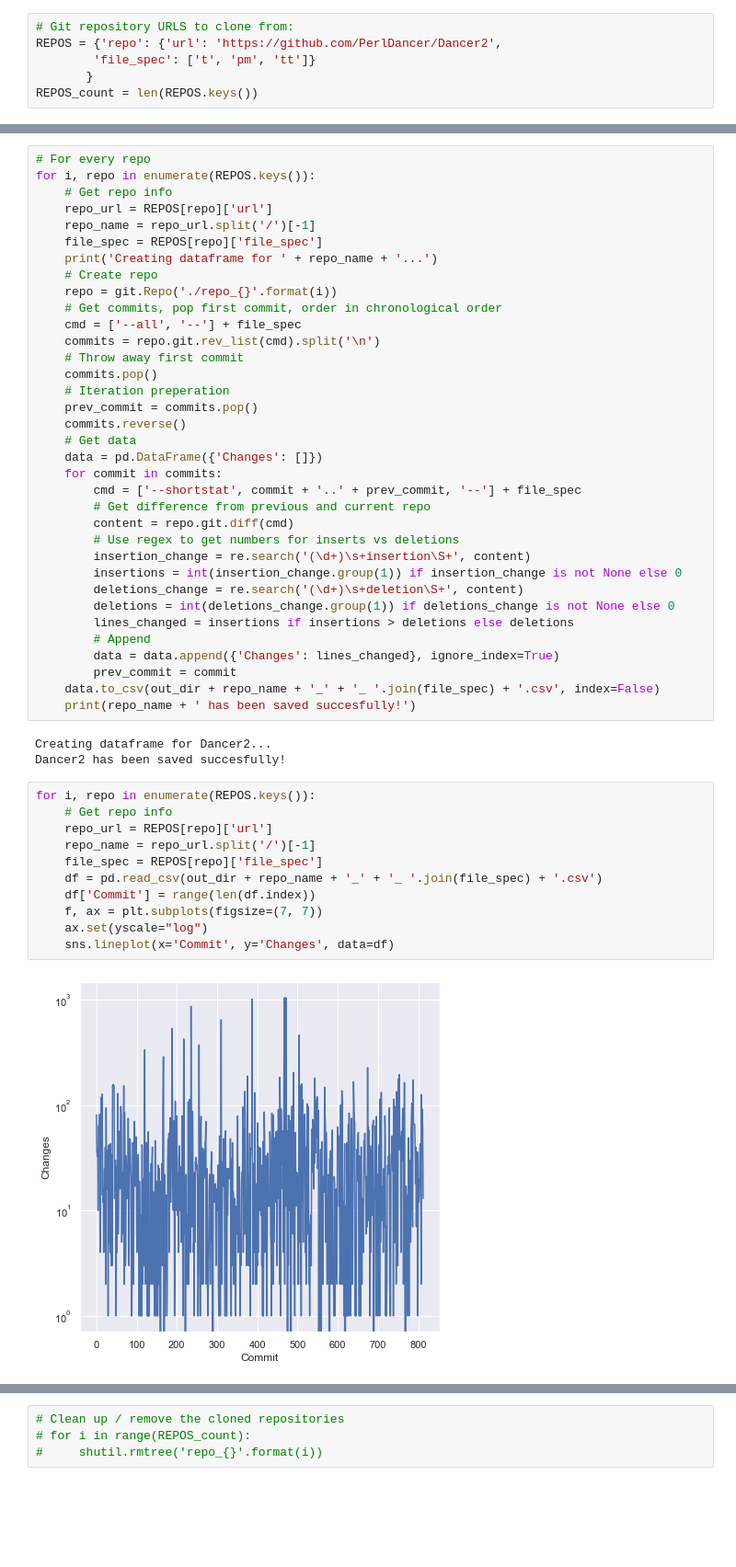
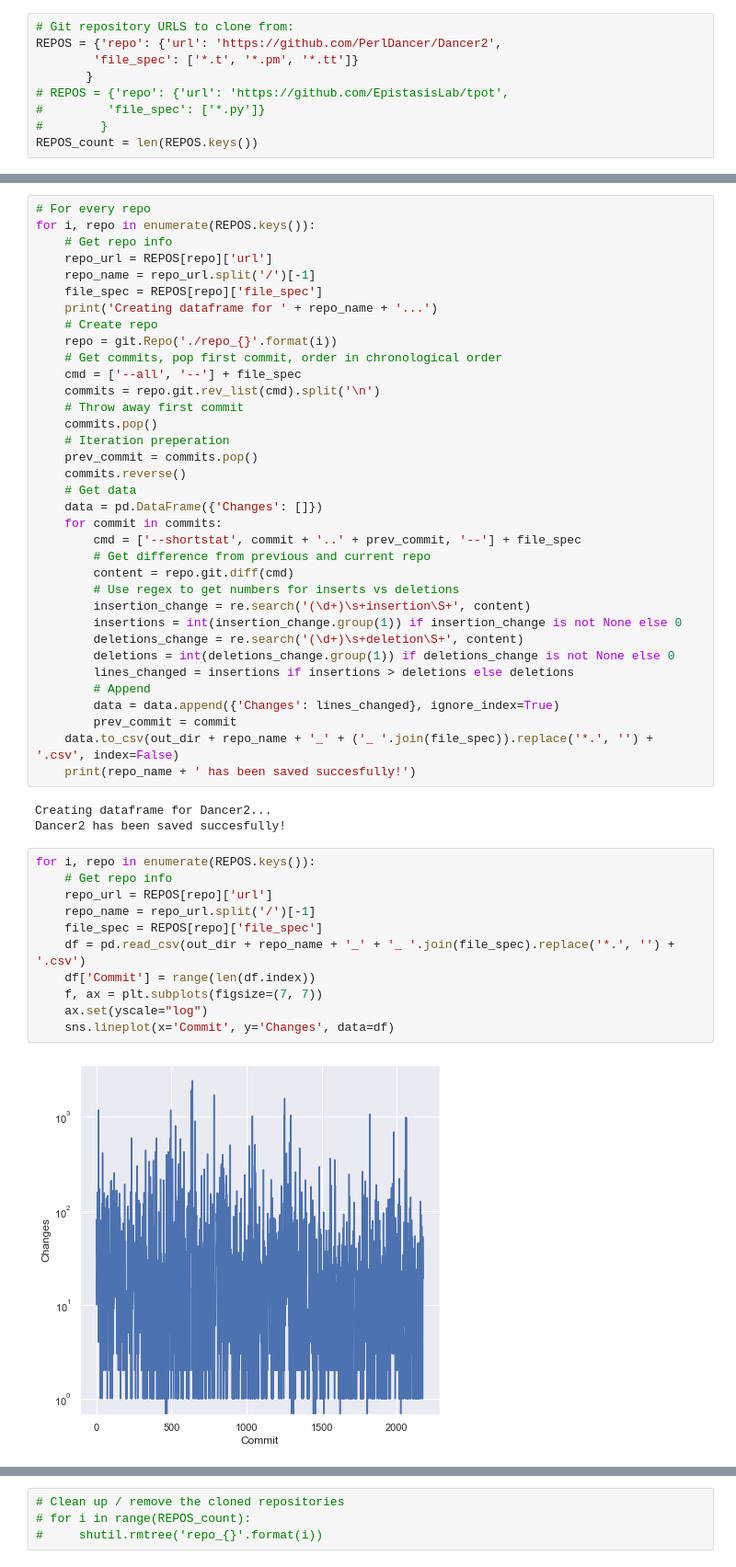
Before and after one commit to NatasjaWezel/Complex_Systems, a Jupyter notebook: Commit_diff_script.ipynb, the cells around one changed output, grey strips where cells are left out. Shown: that part at 92% size. Saved outputs shown, nothing was run; the diff lists cells and outputs as text; blank space fills up the shorter version.

```diff
--- a/Commit_diff_script.ipynb
+++ b/Commit_diff_script.ipynb
@@ -34,8 +36,11 @@ if not os.path.exists(out_dir):
 # %%
 # Git repository URLS to clone from:
 REPOS = {'repo': {'url': 'https://github.com/PerlDancer/Dancer2',
-        'file_spec': ['t', 'pm', 'tt']}
+        'file_spec': ['*.t', '*.pm', '*.tt']}
        }
+# REPOS = {'repo': {'url': 'https://github.com/EpistasisLab/tpot',
+#         'file_spec': ['*.py']}
+#        }
 REPOS_count = len(REPOS.keys())
 # %%
 # Clone the repositories
@@ -81,7 +86,7 @@ for i, repo in enumerate(REPOS.keys()):
         # Append
         data = data.append({'Changes': lines_changed}, ignore_index=True)
         prev_commit = commit
-    data.to_csv(out_dir + repo_name + '_' + '_ '.join(file_spec) + '.csv', index=False)
+    data.to_csv(out_dir + repo_name + '_' + ('_ '.join(file_spec)).replace('*.', '') + '.csv', index=False)
     print(repo_name + ' has been saved succesfully!')
 # %% [output]
 Creating dataframe for Dancer2...
@@ -89,13 +94,13 @@ Dancer2 has been saved succesfully!
 # %%
 for i, repo in enumerate(REPOS.keys()):
     # Get repo info
     repo_url = REPOS[repo]['url']
     repo_name = repo_url.split('/')[-1]
     file_spec = REPOS[repo]['file_spec']
-    df = pd.read_csv(out_dir + repo_name + '_' + '_ '.join(file_spec) + '.csv')
+    df = pd.read_csv(out_dir + repo_name + '_' + '_ '.join(file_spec).replace('*.', '') + '.csv')
     df['Commit'] = range(len(df.index))
     f, ax = plt.subplots(figsize=(7, 7))
     ax.set(yscale="log")
     sns.lineplot(x='Commit', y='Changes', data=df)
 # %% [output]
-[figure, old version]
+[figure, new version]
```
Also changed, not shown: parts of 6 cells of this notebook, 1 other file.
